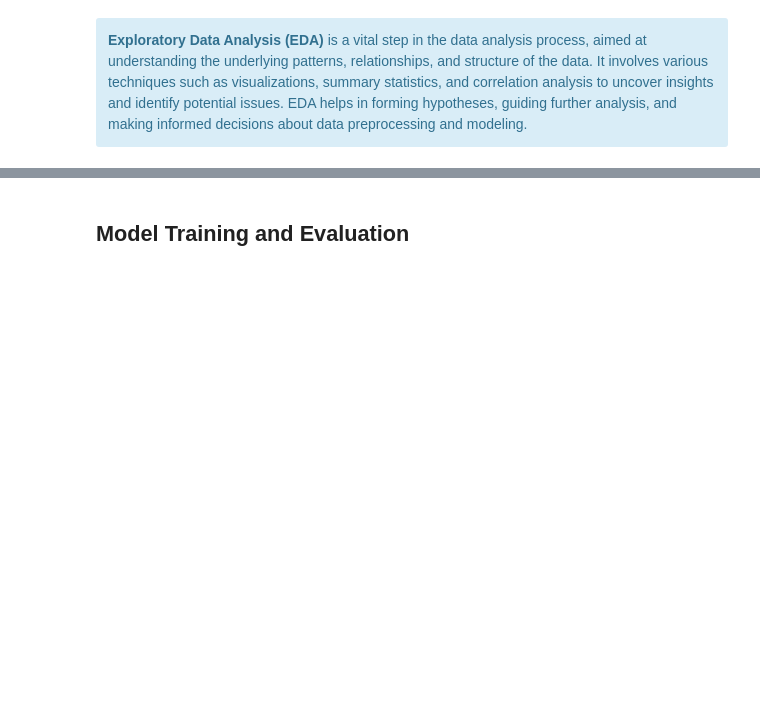
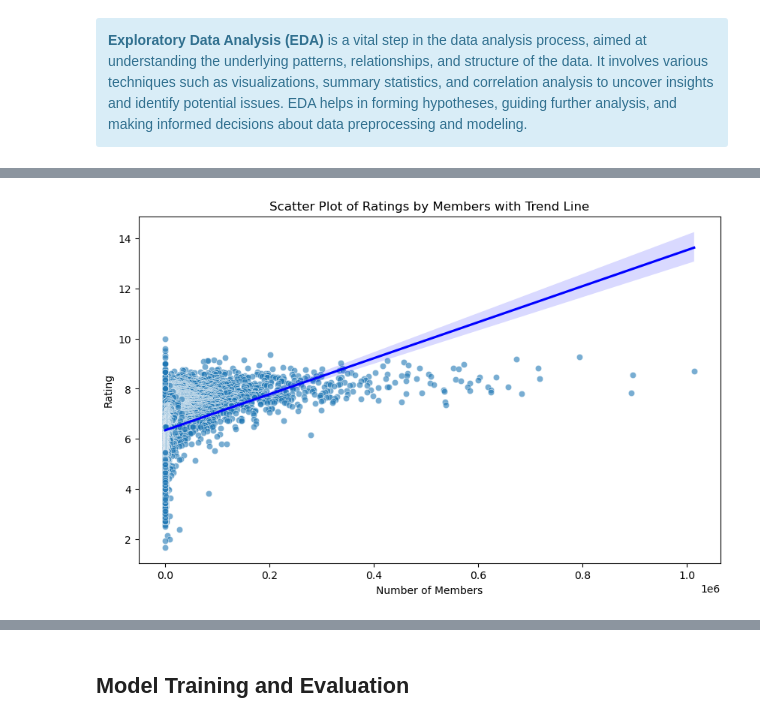
Before and after one commit to Refilwemasapu/Unsupervised-Learning_EG1, a Jupyter notebook: Unsupervised_Learning.ipynb, the cells around one changed output, grey strips where cells are left out. Cells and saved outputs as stored; diff of their text form; code cells hidden in the pictures; blank space fills up the shorter version.

```diff
--- a/Unsupervised_Learning.ipynb
+++ b/Unsupervised_Learning.ipynb
@@ -366,0 +439,13 @@ plt.show()
+# %%
+# Create a scatter plot with a trend line
+plt.figure(figsize=(10, 6))
+sns.scatterplot(x='members', y='rating', data=anime_data, palette='viridis', alpha=0.6)
+sns.regplot(x='members', y='rating', data=anime_data, scatter=False, color='blue')
+
+# Add titles and labels
+plt.title('Scatter Plot of Ratings by Members with Trend Line')
+plt.xlabel('Number of Members')
+plt.ylabel('Rating')
+plt.show()
+# %% [output]
+[figure, added]
```
Also changed, not shown: parts of 23 cells of this notebook.
